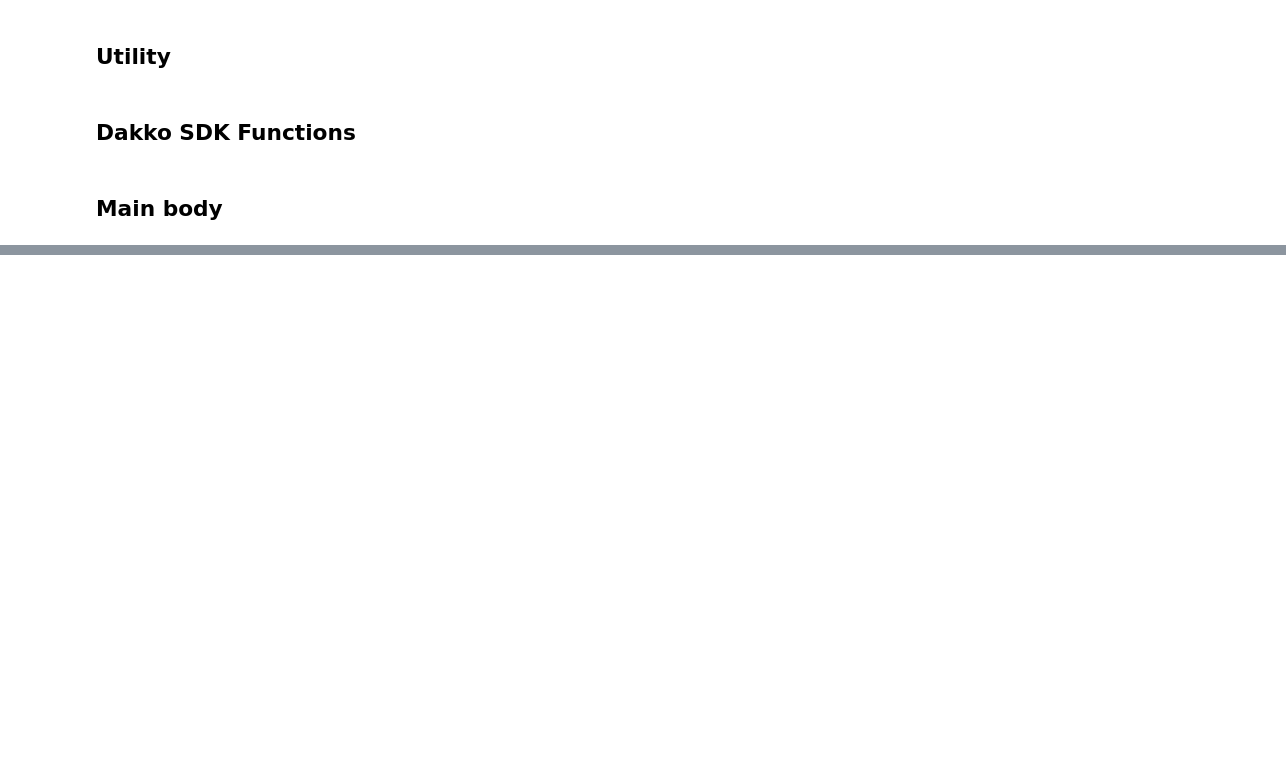
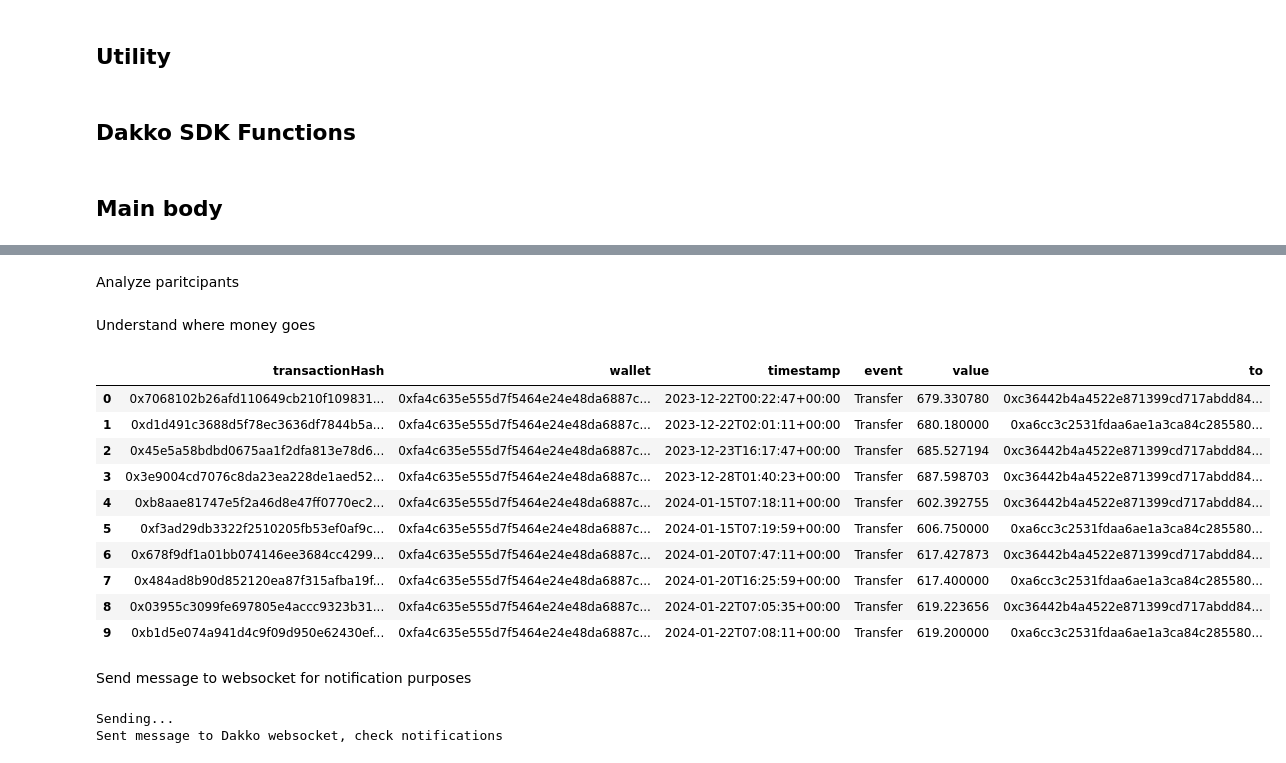
Before and after one commit to echarish/demo-python-notebook, a Jupyter notebook: demo_flow.ipynb, the cells around one changed output, grey strips where cells are left out. Saved outputs shown, nothing was run; the diff lists cells and outputs as text; code cells hidden in the pictures; blank space fills up the shorter version.

```diff
--- a/demo_flow.ipynb
+++ b/demo_flow.ipynb
@@ -649,0 +778,6 @@ neg_pa
+# %%
+liq_drainage_evts = dakko_client.get_liquidity_drainage_stats(
+    mints, burns, liq_start_dt, liq_end_dt
+)
+
+liq_drainage_evts
@@ -649,0 +793,31 @@ neg_pa
+# %% [markdown]
+Analyze paritcipants
+# %%
+evts = analyze_significant_wallets(
+    liq_drainage_evts, mints, burns, liq_start_dt, liq_end_dt
+)
+# %% [markdown]
+Understand where money goes
+# %%
+sw_evts_weth = dakko_client.get_significant_events_by_token(dakko_client.WETH, evts)
+
+sw_evts_weth
+# %% [output]
+|  | transactionHash | wallet | timestamp | event | value | to |
+| 0 | 0x7068102b26afd110649cb210f109831... | 0xfa4c635e555d7f5464e24e48da6887c... | 2023-12-22T00:22:47+00:00 | Transfer | 679.330780 | 0xc36442b4a4522e871399cd717abdd84... |
+| 1 | 0xd1d491c3688d5f78ec3636df7844b5a... | 0xfa4c635e555d7f5464e24e48da6887c... | 2023-12-22T02:01:11+00:00 | Transfer | 680.180000 | 0xa6cc3c2531fdaa6ae1a3ca84c285580... |
+| 2 | 0x45e5a58bdbd0675aa1f2dfa813e78d6... | 0xfa4c635e555d7f5464e24e48da6887c... | 2023-12-23T16:17:47+00:00 | Transfer | 685.527194 | 0xc36442b4a4522e871399cd717abdd84... |
+| 3 | 0x3e9004cd7076c8da23ea228de1aed52... | 0xfa4c635e555d7f5464e24e48da6887c... | 2023-12-28T01:40:23+00:00 | Transfer | 687.598703 | 0xc36442b4a4522e871399cd717abdd84... |
+| 4 | 0xb8aae81747e5f2a46d8e47ff0770ec2... | 0xfa4c635e555d7f5464e24e48da6887c... | 2024-01-15T07:18:11+00:00 | Transfer | 602.392755 | 0xc36442b4a4522e871399cd717abdd84... |
+| 5 | 0xf3ad29db3322f2510205fb53ef0af9c... | 0xfa4c635e555d7f5464e24e48da6887c... | 2024-01-15T07:19:59+00:00 | Transfer | 606.750000 | 0xa6cc3c2531fdaa6ae1a3ca84c285580... |
+| 6 | 0x678f9df1a01bb074146ee3684cc4299... | 0xfa4c635e555d7f5464e24e48da6887c... | 2024-01-20T07:47:11+00:00 | Transfer | 617.427873 | 0xc36442b4a4522e871399cd717abdd84... |
+| 7 | 0x484ad8b90d852120ea87f315afba19f... | 0xfa4c635e555d7f5464e24e48da6887c... | 2024-01-20T16:25:59+00:00 | Transfer | 617.400000 | 0xa6cc3c2531fdaa6ae1a3ca84c285580... |
+| 8 | 0x03955c3099fe697805e4accc9323b31... | 0xfa4c635e555d7f5464e24e48da6887c... | 2024-01-22T07:05:35+00:00 | Transfer | 619.223656 | 0xc36442b4a4522e871399cd717abdd84... |
+| 9 | 0xb1d5e074a941d4c9f09d950e62430ef... | 0xfa4c635e555d7f5464e24e48da6887c... | 2024-01-22T07:08:11+00:00 | Transfer | 619.200000 | 0xa6cc3c2531fdaa6ae1a3ca84c285580... |
+# %% [markdown]
+Send message to websocket for notification purposes
+# %%
+dakko_client.sent_websocket_notification(sw_evts_weth)
+# %% [output]
+Sending...
+Sent message to Dakko websocket, check notifications
```
Also changed, not shown: parts of 32 cells of this notebook.
